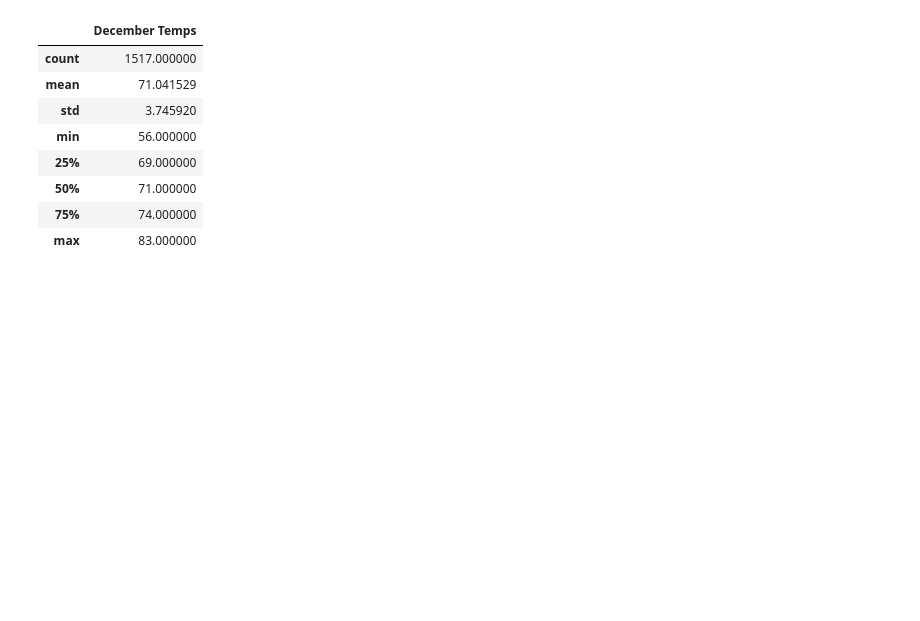
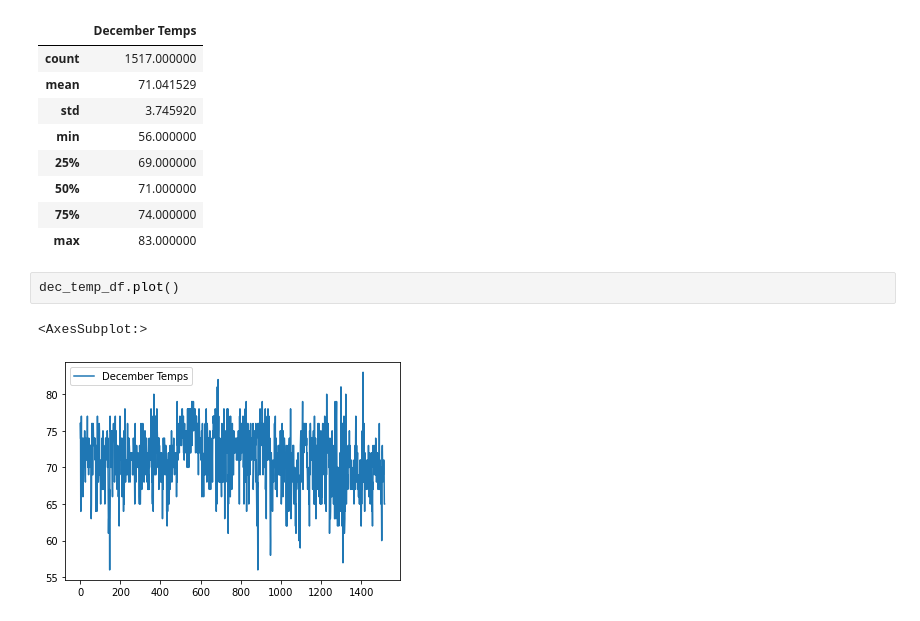
Before and after one commit to johnjphenom/week9_hw_sqllite, a Jupyter notebook: SurfsUp_Challenge.ipynb, the cells around one changed output. Drawn from its saved outputs; the diff is of its cells as text; blank space fills up the shorter version.

```diff
--- a/SurfsUp_Challenge.ipynb
+++ b/SurfsUp_Challenge.ipynb
@@ -126,3 +131,8 @@ dec_temp_df.describe()
 | 50% | 71.000000 |
 | 75% | 74.000000 |
 | max | 83.000000 |
+# %%
+dec_temp_df.plot()
+# %% [output]
+<AxesSubplot:>
+[figure, added]
```
Also changed, not shown: parts of 1 cell of this notebook, 2 other files.
